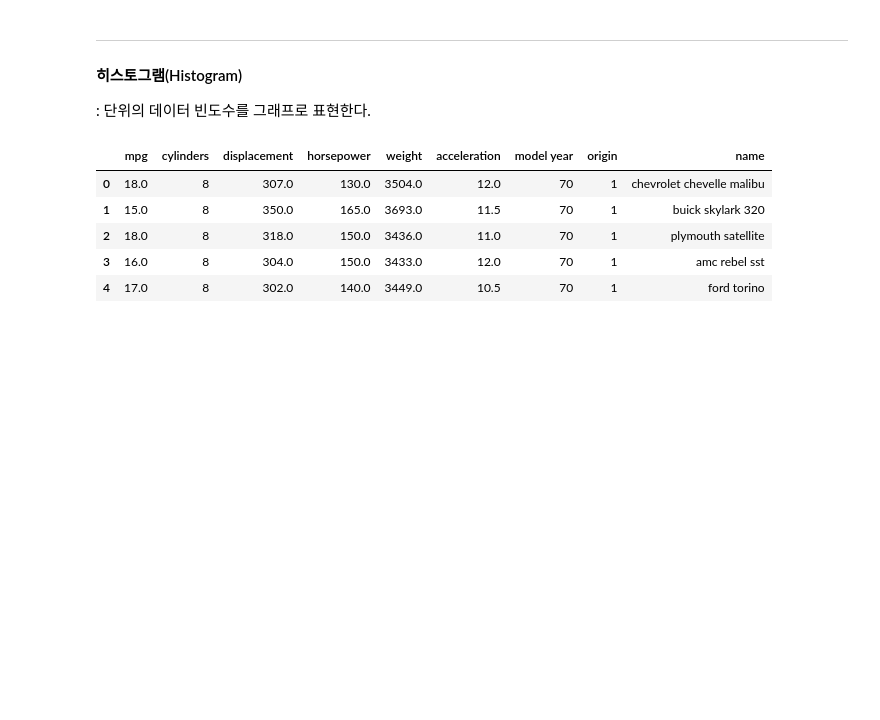
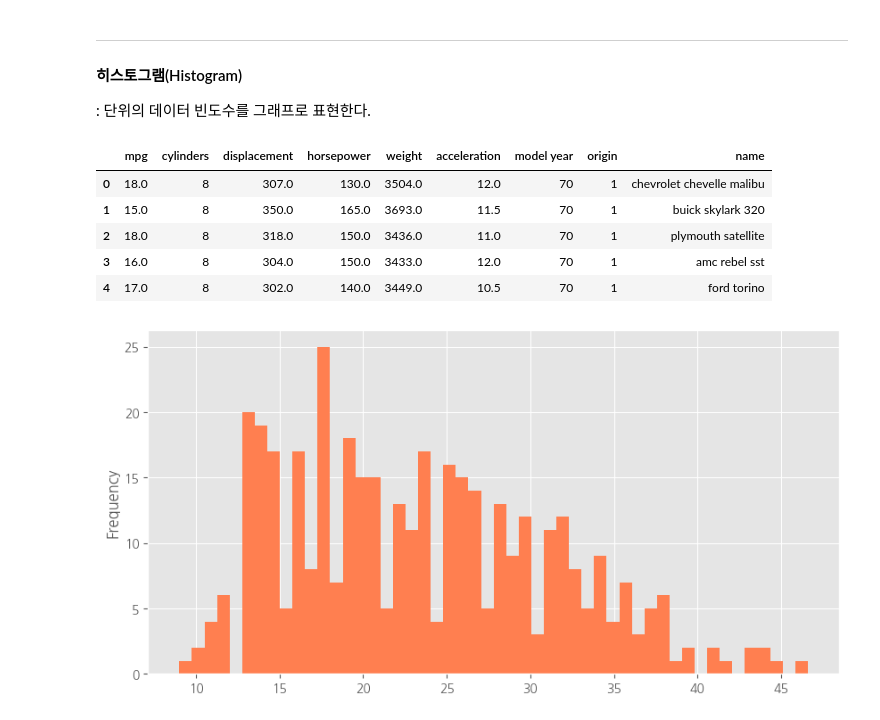
Before and after one commit to Hgracefield/dataAnalysis, a Jupyter notebook: Note/08.시각화도구.ipynb, the cells around one changed output. Cells and saved outputs as stored; diff of their text form; code cells hidden in the pictures; blank space fills up the shorter version.

```diff
--- a/Note/08.시각화도구.ipynb
+++ b/Note/08.시각화도구.ipynb
@@ -1082,3 +1082,15 @@ df.head()
 | 2 | 18.0 | 8 | 318.0 | 150.0 | 3436.0 | 11.0 | 70 | 1 | plymouth satellite |
 | 3 | 16.0 | 8 | 304.0 | 150.0 | 3433.0 | 12.0 | 70 | 1 | amc rebel sst |
 | 4 | 17.0 | 8 | 302.0 | 140.0 | 3449.0 | 10.5 | 70 | 1 | ford torino |
+# %%
+# mpg 열에 대한 히스토그램 그리기   . value_counnts()??????
+df.mpg.plot(
+    kind = 'hist',
+    figsize=(10,5),
+    color = 'coral',
+    bins = 50
+)
+
+plt.show()
+# %% [output]
+[figure, added]
```
Also changed, not shown: parts of 15 cells of this notebook, 3 other files.
